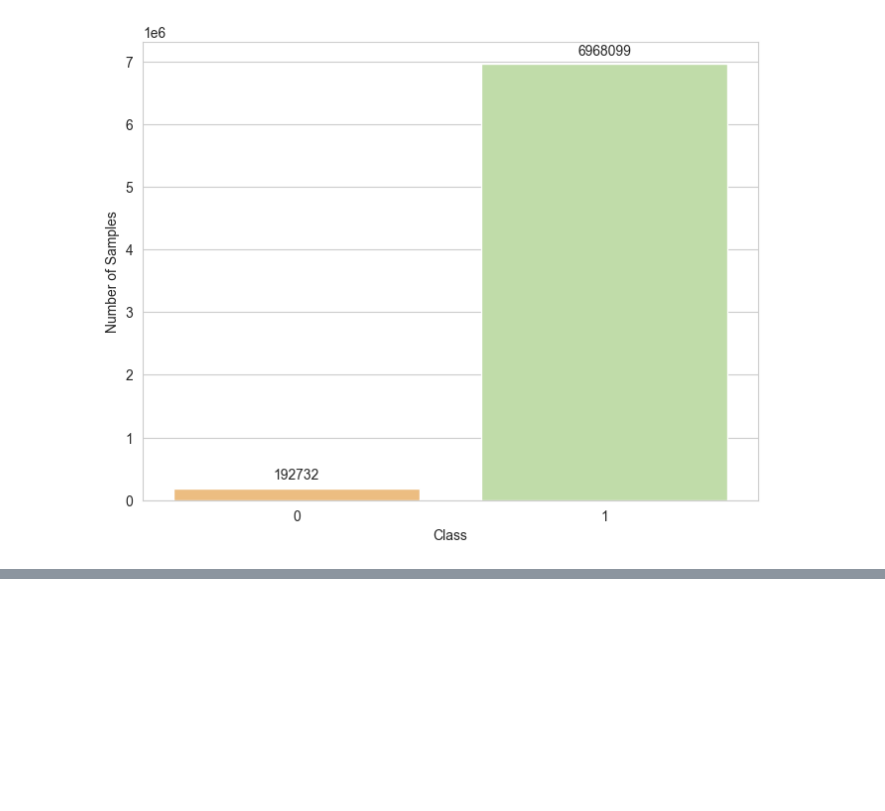
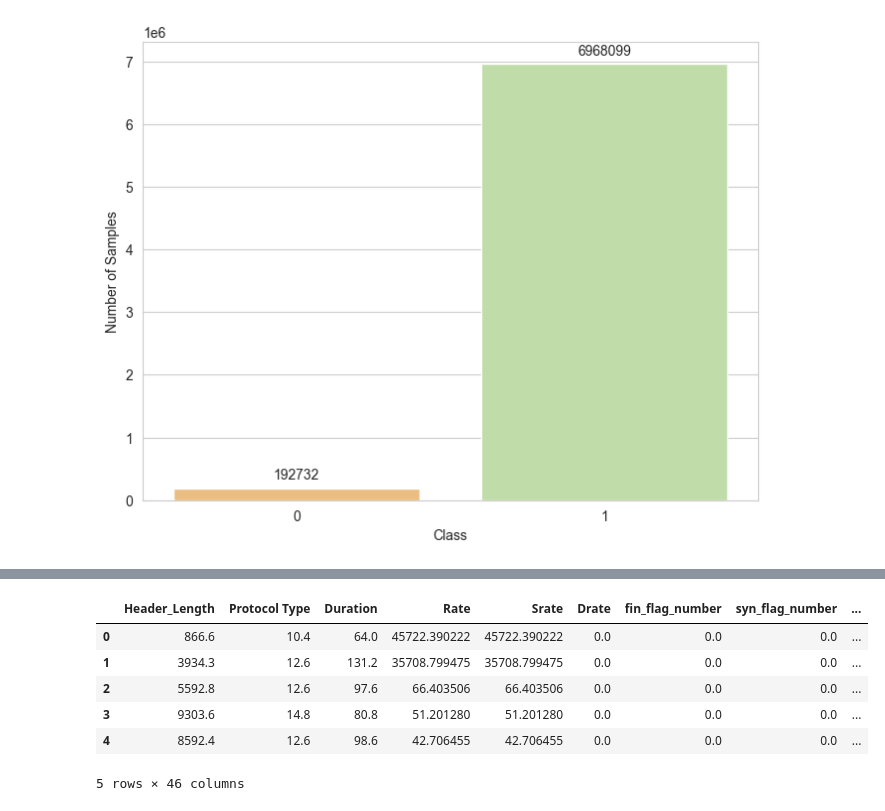
Before and after one commit to Hongwei-Z/CNN-LSTM-IoMT-IDS, a Jupyter notebook: DatasetPreprocessing.ipynb, the cells around one changed output, grey strips where cells are left out. Saved outputs shown, nothing was run; the diff lists cells and outputs as text; code cells hidden in the pictures; blank space fills up the shorter version.

```diff
--- a/DatasetPreprocessing.ipynb
+++ b/DatasetPreprocessing.ipynb
@@ -166,0 +162,12 @@ ValueError: could not convert string to float: 'SPOOFING'
+# %%
+# Select 'Category' to perform multiclass classification
+selected_data = dataset.iloc[:, :46]
+selected_data.head()
+# %% [output]
+|  | Header_Length | Protocol Type | Duration | Rate | Srate | Drate | fin_flag_number | syn_flag_number | ... |
+| 0 | 866.6 | 10.4 | 64.0 | 45722.390222 | 45722.390222 | 0.0 | 0.0 | 0.0 | ... |
+| 1 | 3934.3 | 12.6 | 131.2 | 35708.799475 | 35708.799475 | 0.0 | 0.0 | 0.0 | ... |
+| 2 | 5592.8 | 12.6 | 97.6 | 66.403506 | 66.403506 | 0.0 | 0.0 | 0.0 | ... |
+| 3 | 9303.6 | 14.8 | 80.8 | 51.201280 | 51.201280 | 0.0 | 0.0 | 0.0 | ... |
+| 4 | 8592.4 | 12.6 | 98.6 | 42.706455 | 42.706455 | 0.0 | 0.0 | 0.0 | ... |
+5 rows × 46 columns
```
Also changed, not shown: parts of 21 cells of this notebook, 2 other files.
